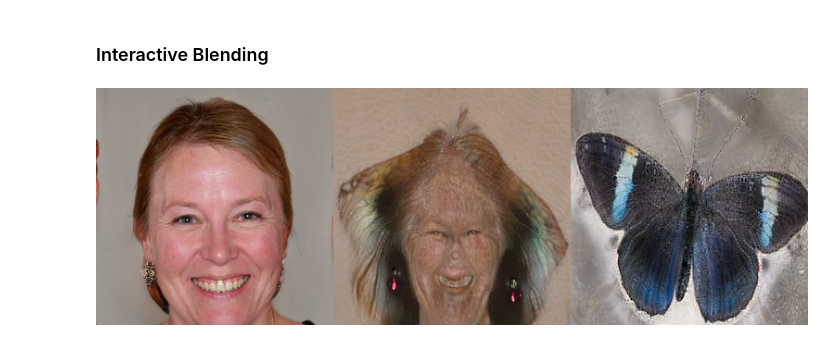
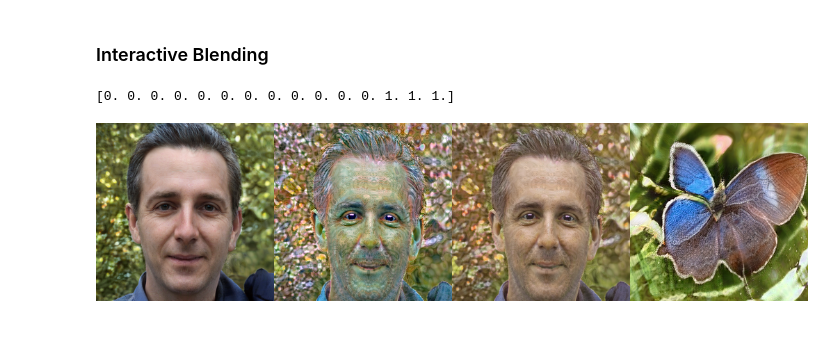
Before and after one commit to adamdavidcole/stylegan3-fun-blend, a Jupyter notebook: blend.ipynb, the cells around one changed output. Drawn from its saved outputs; the diff is of its cells as text; code cells hidden in the pictures.

```diff
--- a/blend.ipynb
+++ b/blend.ipynb
@@ -701,27 +721,27 @@ doBlend()
 
 # blend = [0,0,0,0,0,0,0,0.2,0.5,0.7,0.9,1,1,1,1]
 # blend = [0,0,0,0,0,0,0,0.2,0.5,0.7,0.8,.8,.8,.8,.8]
-blend = [0,0,0,0,0,0.2,0.2,0.2,0.5,0.7,0.8,.8,.8,.8,1]
+# blend = [0,0,0,0,0,0.2,0.2,0.2,0.5,0.7,0.8,.8,.8,.8,1]
 # blend = [0]*7+[0.8]*(15-7)
 
 # Not blending affine layers gives us colors closer to the original gen, without affecting the geometry much.
-def doBlend():
+def doBlend(blend_mask):
   newDictSynt = G_tuned.synthesis.state_dict().copy()
   GSyntKeys = G.synthesis.state_dict().keys()
 
   for key in GSyntKeys:
     if key[:1]!='L': continue
-    l = blend[int(key.split('_')[0][1:])]
+    l = blend_mask[int(key.split('_')[0][1:])]
     if 'affine' in key: l = 0
     newDictSynt[key] = newDictSynt[key]*l + G.synthesis.state_dict()[key]*(1-l)
 
   G_new.synthesis.load_state_dict(newDictSynt)
 
-doBlend()
+# doBlend()
 # %%
 #@title Test { run: "auto" }
 #@markdown **Select source vector**
-use_projected_w = False #@param {type:"boolean"}
+use_projected_w = True #@param {type:"boolean"}
 #@markdown If not using a projected w, select a seed
 seed =  943 #@param {type:"slider", min:0, max:10000, step:1}
 
@@ -729,49 +749,76 @@ seed =  943 #@param {type:"slider", min:0, max:10000, step:1}
 #@markdown **Play with network belnding sliders** <br/>
 #@markdown (first sliders control lower level features, last sliders contol higher level features)
 
 
 # blend_thresh = 0 #@param {type:"slider", min:0, max:13, step:1}
 
-blend_val_0 = 1 #@param {type:"slider", min:0, max:1, step:0.001}
-blend_val_1 = 1 #@param {type:"slider", min:0, max:1, step:0.01}
-blend_val_2 = 0.19 #@param {type:"slider", min:0, max:1, step:0.01}
-blend_val_3 = 0.24 #@param {type:"slider", min:0, max:1, step:0.01}
-blend_val_4 = 0.28 #@param {type:"slider", min:0, max:1, step:0.01}
-blend_val_5 = 0.53 #@param {type:"slider", min:0, max:1, step:0.01}
-blend_val_6 = 0.46 #@param {type:"slider", min:0, max:1, step:0.01}
-blend_val_7 = 0.36 #@param {type:"slider", min:0, max:1, step:0.01}
-blend_val_8 = 0.27 #@param {type:"slider", min:0, max:1, step:0.01}
-blend_val_9 = 0.18 #@param {type:"slider", min:0, max:1, step:0.01}
-blend_val_10 = 0.25 #@param {type:"slider", min:0, max:1, step:0.01}
-blend_val_11 = 0.84 #@param {type:"slider", min:0, max:1, step:0.01}
-blend_val_12 = 0.51 #@param {type:"slider", min:0, max:1, step:0.01}
-blend_val_13 = 1 #@param {type:"slider", min:0, max:1, step:0.01}
-blend_val_14 = 1 #@param {type:"slider", min:0, max:1, step:0.01}
+# Standard Blend (0-1)
+# blend_val_0 = 1 #@param {type:"slider", min:0, max:1, step:0.001}
+# blend_val_1 = 0.45 #@param {type:"slider", min:0, max:1, step:0.01}
+# blend_val_2 = 0.45 #@param {type:"slider", min:0, max:1, step:0.01}
+# blend_val_3 = 0.45 #@param {type:"slider", min:0, max:1, step:0.01}
+# blend_val_4 = 0.48 #@param {type:"slider", min:0, max:1, step:0.01}
+# blend_val_5 = 0.46 #@param {type:"slider", min:0, max:1, step:0.01}
+# blend_val_6 = 1 #@param {type:"slider", min:0, max:1, step:0.01}
+# blend_val_7 = 0.5 #@param {type:"slider", min:0, max:1, step:0.01}
+# blend_val_8 = 0.5 #@param {type:"slider", min:0, max:1, step:0.01}
+# blend_val_9 = 0.76 #@param {type:"slider", min:0, max:1, step:0.01}
+# blend_val_10 = 0.89 #@param {type:"slider", min:0, max:1, step:0.01}
+# blend_val_11 = 1 #@param {type:"slider", min:0, max:1, step:0.01}
+# blend_val_12 = 1 #@param {type:"slider", min:0, max:1, step:0.01}
+# blend_val_13 = 1 #@param {type:"slider", min:0, max:1, step:0.01}
+# blend_val_14 = 1 #@param {type:"slider", min:0, max:1, step:0.01}
+
+# Experimental Blend (0-1)
+blend_val_0 = 0 #@param {type:"slider", min:-10, max:10, step:0.001}
+blend_val_1 = 0 #@param {type:"slider", min:-10, max:10, step:0.01}
+blend_val_2 = 0 #@param {type:"slider", min:-10, max:10, step:0.01}
+blend_val_3 = 0 #@param {type:"slider", min:-10, max:10, step:0.01}
+blend_val_4 = 0 #@param {type:"slider", min:-10, max:10, step:0.01}
+blend_val_5 = 0 #@param {type:"slider", min:-10, max:10, step:0.01}
+blend_val_6 = 0 #@param {type:"slider", min:-10, max:10, step:0.01}
+blend_val_7 = 0 #@param {type:"slider", min:-10, max:10, step:0.01}
+blend_val_8 = 0 #@param {type:"slider", min:-10, max:10, step:0.01}
+blend_val_9 = 0 #@param {type:"slider", min:-10, max:10, step:0.01}
+blend_val_10 = 0 #@param {type:"slider", min:-10, max:10, step:0.01}
+blend_val_11 = 0 #@param {type:"slider", min:-10, max:10, step:0.01}
+blend_val_12 = 1.25 #@param {type:"slider", min:-10, max:10, step:0.01}
+blend_val_13 = 1.26 #@param {type:"slider", min:-10, max:10, step:0.01}
+blend_val_14 = 10 #@param {type:"slider", min:-10, max:10, step:0.01}
+
 
 # blend = [0,0,0,0,0,0.2,0.2,0.2,0.5,0.7,0.8,.8,.8,.8,1]
 blend = [blend_val_0, blend_val_1, blend_val_2, blend_val_3, blend_val_4, blend_val_5, blend_val_6, blend_val_7, blend_val_8, blend_val_9, blend_val_10, blend_val_11, blend_val_12, blend_val_13, blend_val_14]
-psi = 0.5
+blend_standard = np.clip(blend, 0,1)
+print(blend_standard)
+psi = 0.5 #@param {type:"slider", min:-10, max:10, step:0.01}
 
 if use_projected_w:
   w = get_w_from_path(projected_w_path)
 else:
   bl_str = ('_').join([str(o) for o in blend])
   net = destination_model_pkl.split('/')[-1]
   rnd = np.random.RandomState(seed)
   z = torch.tensor(rnd.randn(1,G.z_dim)).cuda()
 
   w = G.mapping(z, None, truncation_psi=psi, truncation_cutoff=8)
 
-doBlend()
+doBlend(blend)
 
 im1 = G.synthesis(w, noise_mode='const', force_fp32=True)
 im2 = G_tuned.synthesis(w, noise_mode='const', force_fp32=True)
 im3 = G_new.synthesis(w, noise_mode='const', force_fp32=True)
+
+doBlend(blend_standard)
+im4 = G_new.synthesis(w, noise_mode='const', force_fp32=True)
+
 im1 = t2i(im1)
 im2 = t2i(im2)
 im3 = t2i(im3)
-im = add_imgs([im1, im3, im2])
+im4 = t2i(im4)
+im = add_imgs([im1, im3, im4, im2])
 # im.save(f'/content/m{net}_psi{psi}_b{bl_str}_s{seed}.jpg')
 im
 # %% [output]
+[0. 0. 0. 0. 0. 0. 0. 0. 0. 0. 0. 0. 1. 1. 1.]
-[figure, old version]
+[figure, new version]
```
Also changed, not shown: parts of 7 cells of this notebook.
